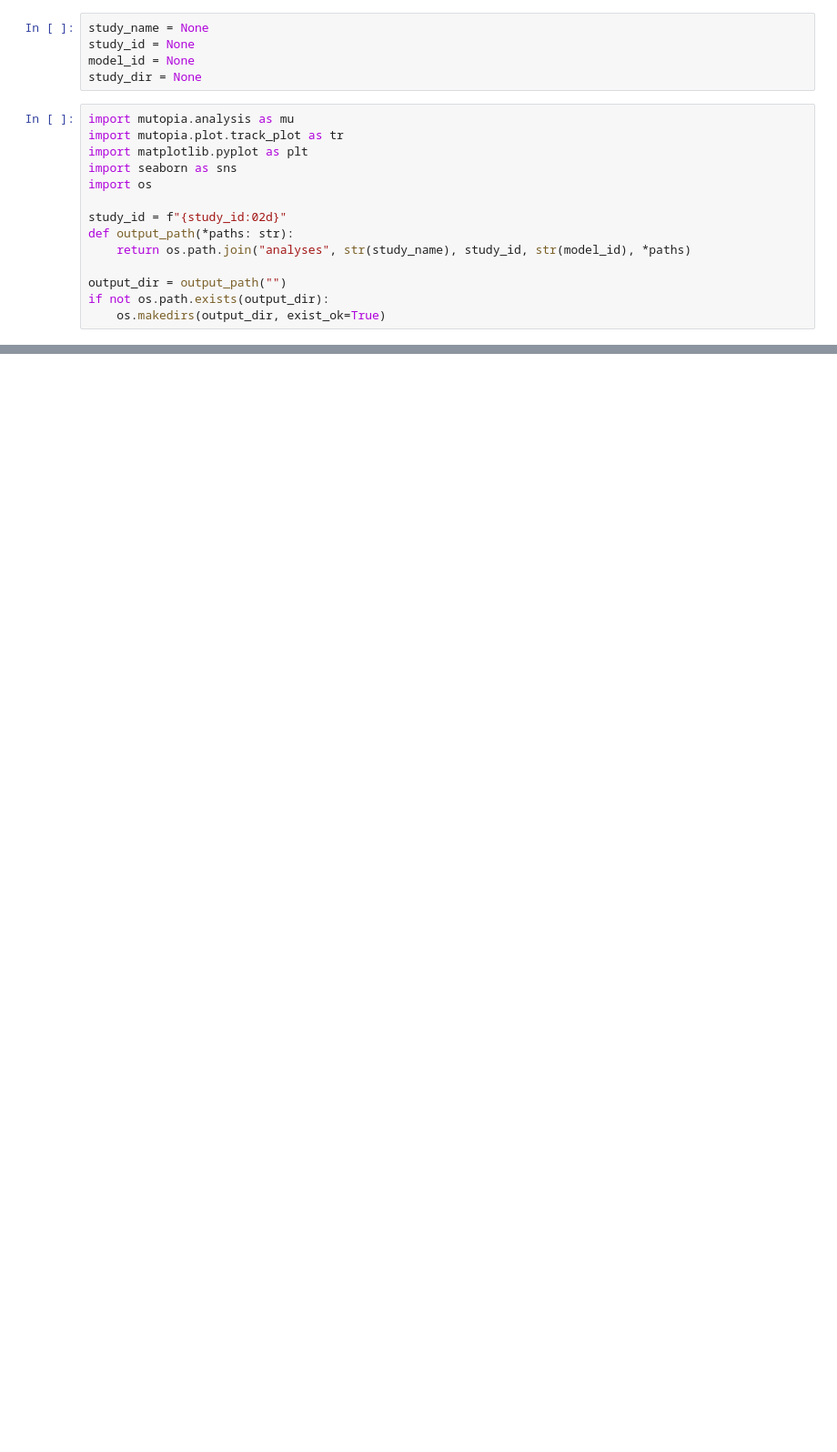
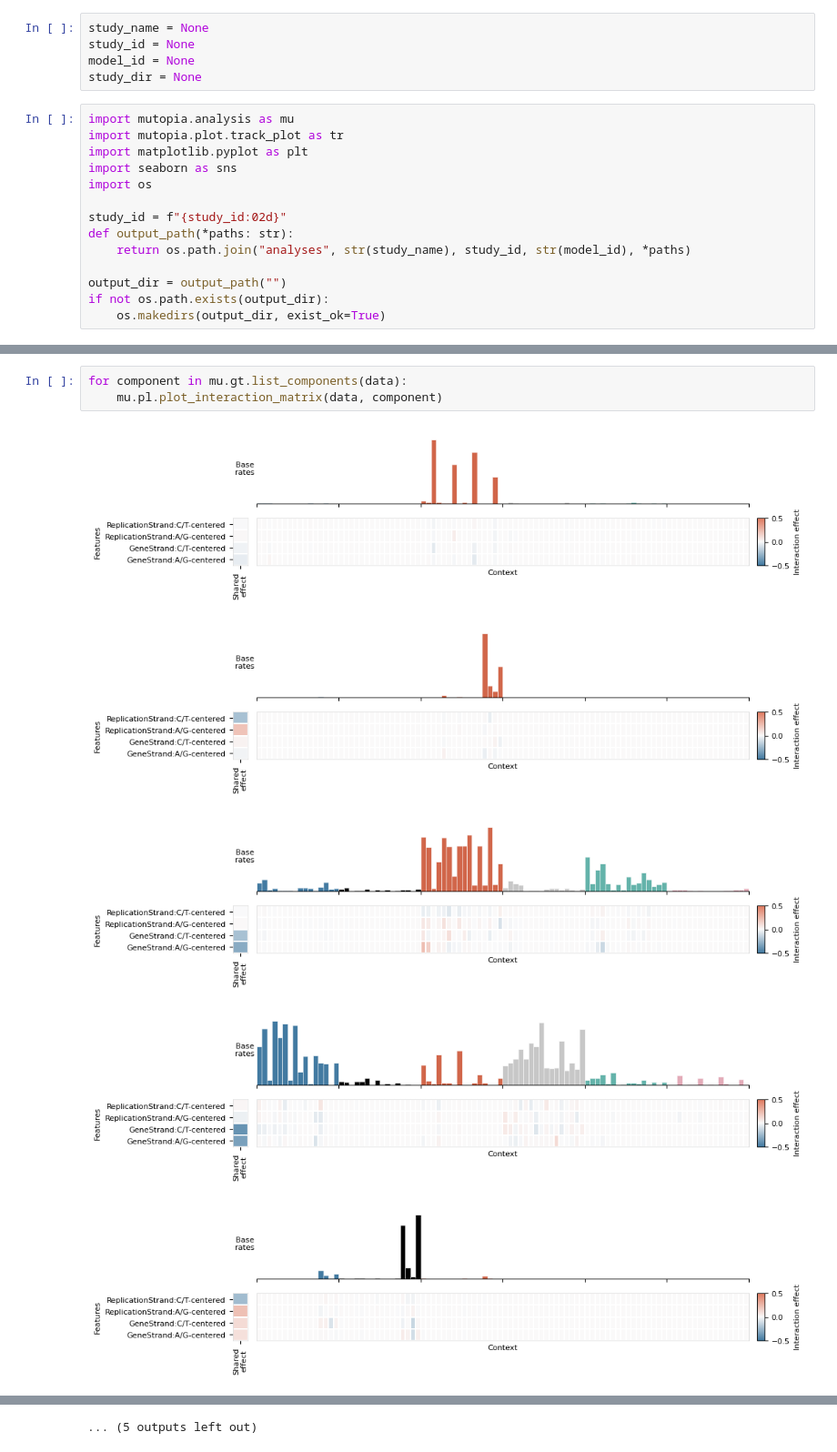
Before and after one commit to sigscape/MuTopia, a Jupyter notebook: encode_analysis/bin/analysis_template.ipynb, the cells around one changed output, grey strips where cells are left out. Shown at 91% size. Cells and saved outputs as stored; diff of their text form; blank space fills up the shorter version.

```diff
--- a/encode_analysis/bin/analysis_template.ipynb
+++ b/encode_analysis/bin/analysis_template.ipynb
@@ -38,0 +58,9 @@ mu.pl.plot_signature_panel(data)
+# %%
+for component in mu.gt.list_components(data):
+    mu.pl.plot_interaction_matrix(data, component)
+# %% [output]
+[figure, added]
+[figure, added]
+[figure, added]
+[figure, added]
+[figure, added]
@@ -39,3 +74,4 @@ mu.pl.plot_signature_panel(data)
+... (5 outputs left out)
 # %%
 contribs = data["contributions"]
 data["relative_contributions"] = contribs.squeeze()/contribs.squeeze().sum(dim="component")
```
Also changed, not shown: parts of 13 cells of this notebook, 5 other files.
